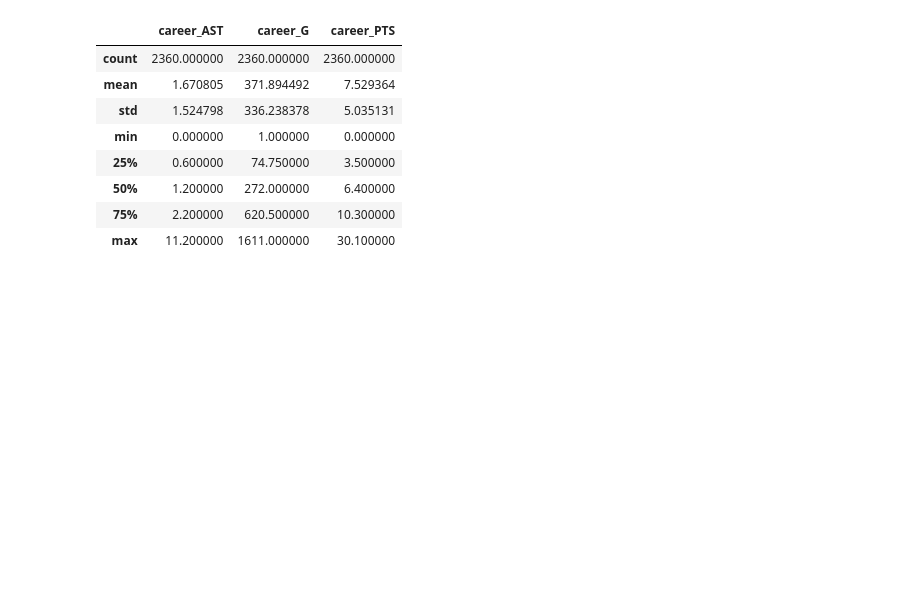
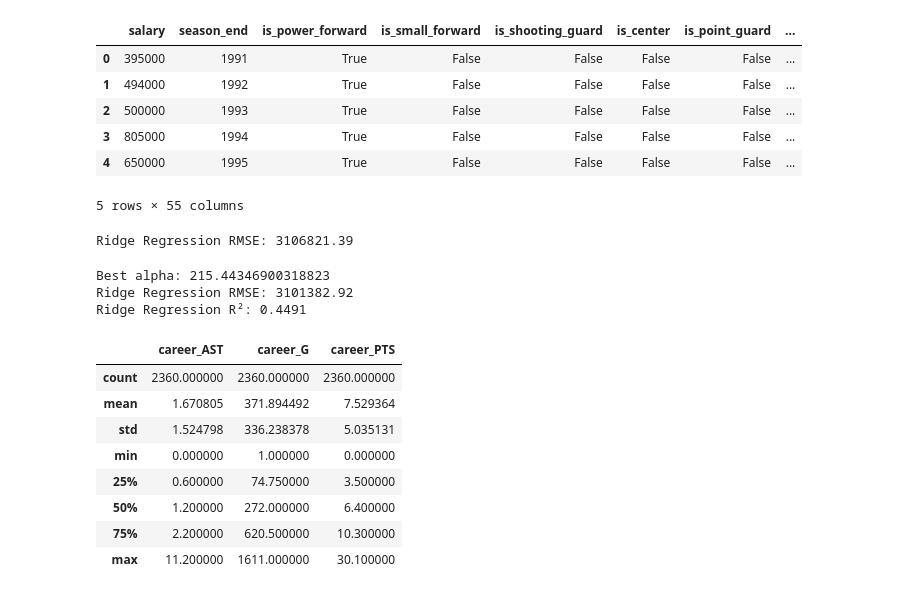
Before and after one commit to AndrewH06/nba-salary, a Jupyter notebook: siya.ipynb, the cells around one changed output. Saved outputs shown, nothing was run; the diff lists cells and outputs as text; code cells hidden in the pictures; blank space fills up the shorter version.

```diff
--- a/siya.ipynb
+++ b/siya.ipynb
@@ -9,0 +47,21 @@ salary_data = pd.read_csv('./data/salaries_1985to2018.csv')
+# %%
+combined_data = combined_data.apply(pd.to_numeric, errors='coerce')
+# %%
+# Refined data with feature engineering
+refined_data = combined_data[['salary', 'season_end', 'is_power_forward', 'is_small_forward',
+         'is_shooting_guard', 'is_center', 'is_point_guard', 'career_AST', 'career_FG%',
+         'career_FG3%', 'career_FT%', 'career_G', 'career_PER', 'career_PTS',
+         'career_TRB', 'career_WS', 'career_eFG%'] + list(team_dummies.columns)]
+
+
+refined_data = refined_data.dropna()
+
+refined_data.head()
+# %% [output]
+|  | salary | season_end | is_power_forward | is_small_forward | is_shooting_guard | is_center | is_point_guard | ... |
+| 0 | 395000 | 1991 | True | False | False | False | False | ... |
+| 1 | 494000 | 1992 | True | False | False | False | False | ... |
+| 2 | 500000 | 1993 | True | False | False | False | False | ... |
+| 3 | 805000 | 1994 | True | False | False | False | False | ... |
+| 4 | 650000 | 1995 | True | False | False | False | False | ... |
+5 rows × 55 columns
@@ -10,3 +73,41 @@ salary_data = pd.read_csv('./data/salaries_1985to2018.csv')
+# %%
+# Ridge Regression
+ridge = Ridge(alpha=1.0)  # Adjust alpha for regularization strength
+ridge.fit(X_train, y_train)
+
+y_pred = ridge.predict(X_test)
+mse = mean_squared_error(y_test, y_pred)
+rmse = np.sqrt(mse)
+
+print(f'Ridge Regression RMSE: {rmse:.2f}')
+# %% [output]
+Ridge Regression RMSE: 3106821.39
+# %%
+# Grid Search CV for alpha for Ridge
+from sklearn.model_selection import GridSearchCV
+from sklearn.metrics import mean_squared_error, r2_score
+
+alphas = {'alpha': np.logspace(-3, 3, 10)}
+ridge_cv = GridSearchCV(Ridge(), param_grid=alphas, scoring='neg_mean_squared_error', cv=5)
+ridge_cv.fit(X_train, y_train)
+
+best_alpha = ridge_cv.best_params_['alpha']
+print(f'Best alpha: {best_alpha}')
+
+ridge_best = Ridge(alpha=best_alpha)
+ridge_best.fit(X_train, y_train)
+
+y_pred = ridge_best.predict(X_test)
+mse = mean_squared_error(y_test, y_pred)
+rmse = np.sqrt(mse)
+r2 = r2_score(y_test, y_pred)
+
+print(f'Ridge Regression RMSE: {rmse:.2f}')
+print(f'Ridge Regression R²: {r2:.4f}')
+# %% [output]
+Best alpha: 215.44346900318823
+Ridge Regression RMSE: 3101382.92
+Ridge Regression R²: 0.4491
 # %%
 player_data.dropna(inplace = True)
 player_data = player_data.drop(columns = 'index')
```
Also changed, not shown: parts of 15 cells of this notebook.
